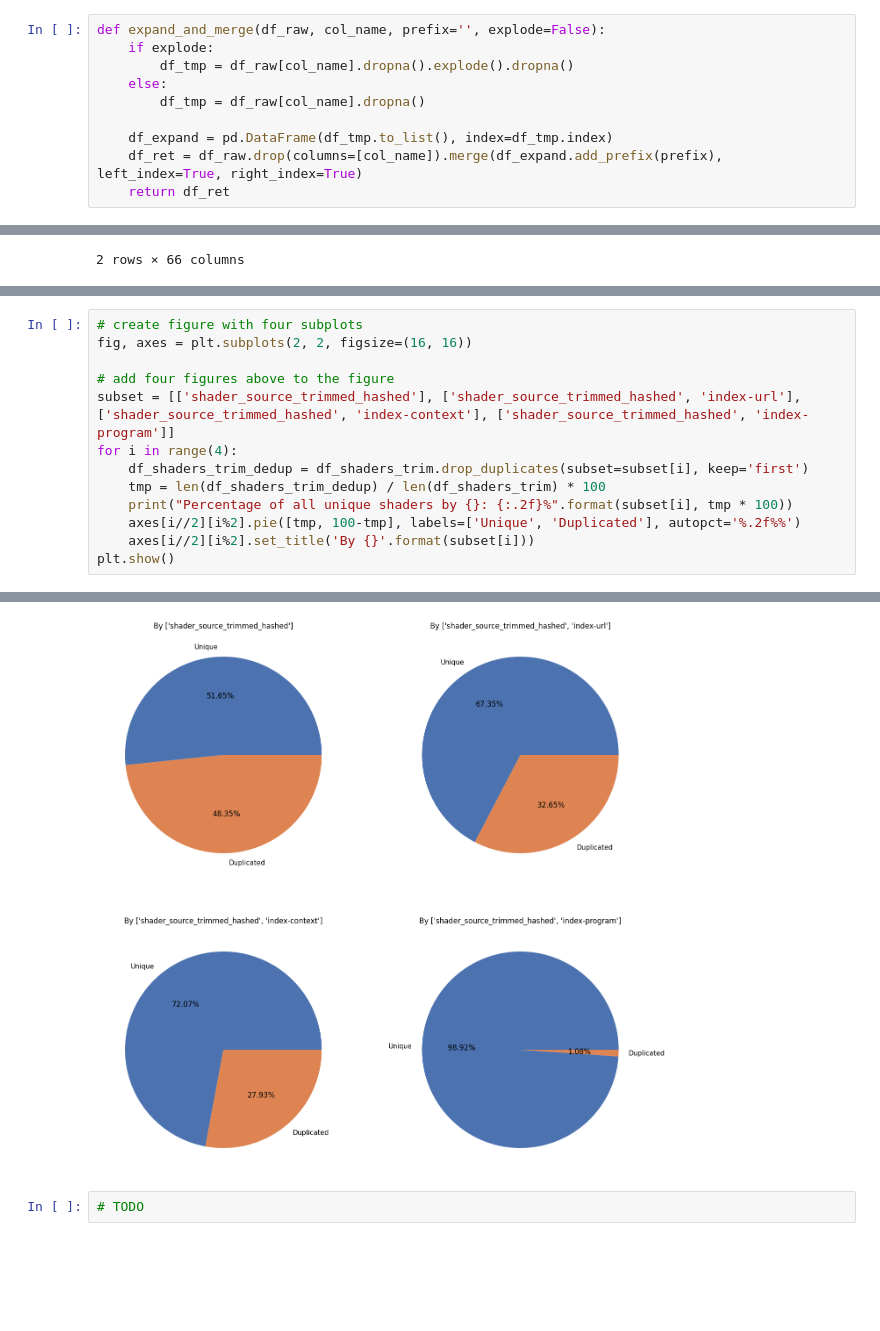
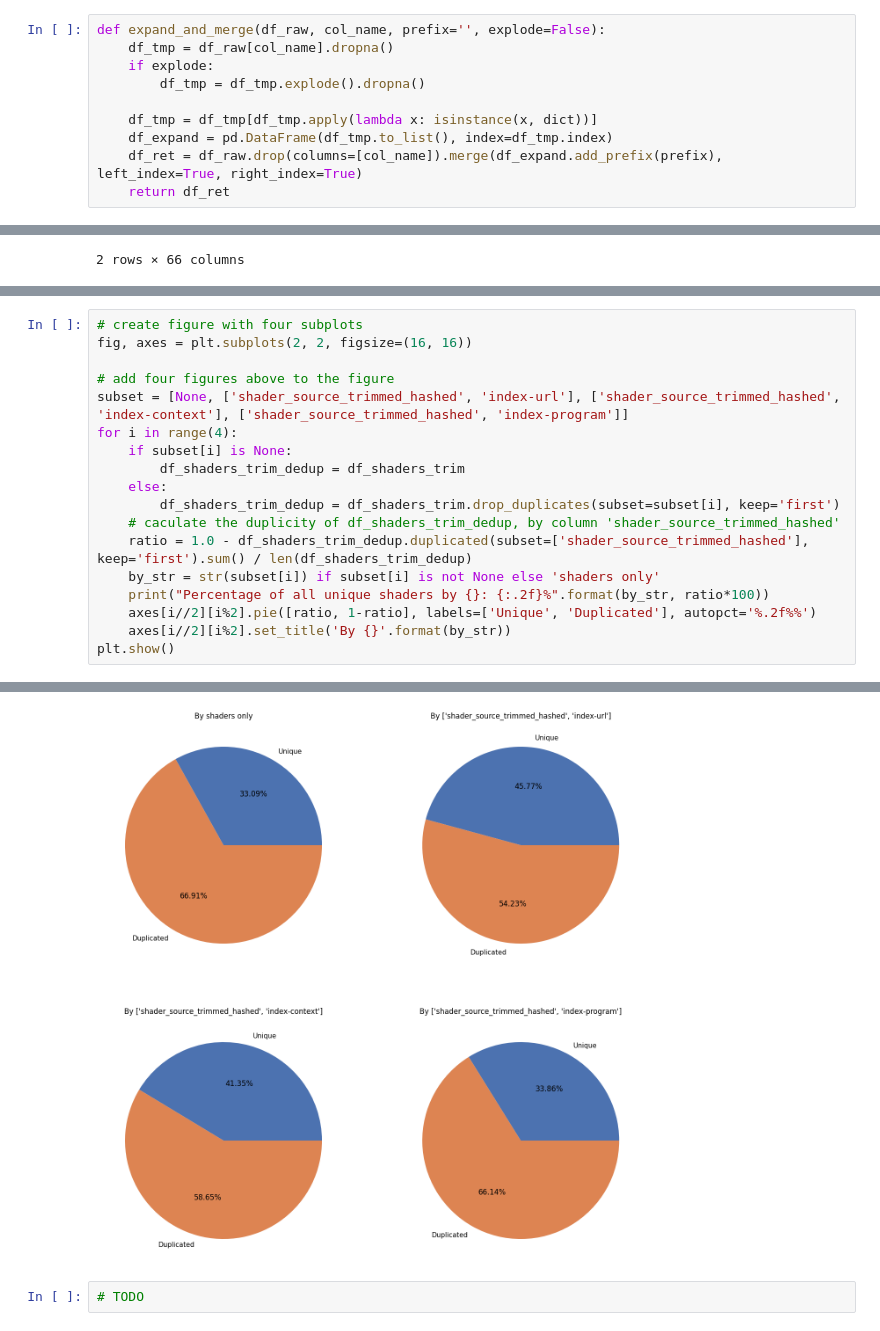
Before and after one commit to yudshj/WebGL-Empirical-Study-new, a Jupyter notebook: 3-4.AnalyzeRaf/4_analyze_huls.ipynb, the cells around one changed output, grey strips where cells are left out. Saved outputs shown, nothing was run; the diff lists cells and outputs as text; blank space fills up the shorter version.

```diff
--- a/3-4.AnalyzeRaf/4_analyze_huls.ipynb
+++ b/3-4.AnalyzeRaf/4_analyze_huls.ipynb
@@ -50,10 +40,10 @@ df_raw[idx]
 # %%
 def expand_and_merge(df_raw, col_name, prefix='', explode=False):
+    df_tmp = df_raw[col_name].dropna()
     if explode:
-        df_tmp = df_raw[col_name].dropna().explode().dropna()
-    else:
-        df_tmp = df_raw[col_name].dropna()
+        df_tmp = df_tmp.explode().dropna()
 
+    df_tmp = df_tmp[df_tmp.apply(lambda x: isinstance(x, dict))]
     df_expand = pd.DataFrame(df_tmp.to_list(), index=df_tmp.index)
     df_ret = df_raw.drop(columns=[col_name]).merge(df_expand.add_prefix(prefix), left_index=True, right_index=True)
     return df_ret
@@ -666,12 +660,17 @@ df_shaders_trim.head(2)
 fig, axes = plt.subplots(2, 2, figsize=(16, 16))
 
 # add four figures above to the figure
-subset = [['shader_source_trimmed_hashed'], ['shader_source_trimmed_hashed', 'index-url'], ['shader_source_trimmed_hashed', 'index-context'], ['shader_source_trimmed_hashed', 'index-program']]
+subset = [None, ['shader_source_trimmed_hashed', 'index-url'], ['shader_source_trimmed_hashed', 'index-context'], ['shader_source_trimmed_hashed', 'index-program']]
 for i in range(4):
-    df_shaders_trim_dedup = df_shaders_trim.drop_duplicates(subset=subset[i], keep='first')
-    tmp = len(df_shaders_trim_dedup) / len(df_shaders_trim) * 100
-    print("Percentage of all unique shaders by {}: {:.2f}%".format(subset[i], tmp * 100))
-    axes[i//2][i%2].pie([tmp, 100-tmp], labels=['Unique', 'Duplicated'], autopct='%.2f%%')
-    axes[i//2][i%2].set_title('By {}'.format(subset[i]))
+    if subset[i] is None:
+        df_shaders_trim_dedup = df_shaders_trim
+    else:
+        df_shaders_trim_dedup = df_shaders_trim.drop_duplicates(subset=subset[i], keep='first')
+    # caculate the duplicity of df_shaders_trim_dedup, by column 'shader_source_trimmed_hashed'
+    ratio = 1.0 - df_shaders_trim_dedup.duplicated(subset=['shader_source_trimmed_hashed'], keep='first').sum() / len(df_shaders_trim_dedup)
+    by_str = str(subset[i]) if subset[i] is not None else 'shaders only'
+    print("Percentage of all unique shaders by {}: {:.2f}%".format(by_str, ratio*100))
+    axes[i//2][i%2].pie([ratio, 1-ratio], labels=['Unique', 'Duplicated'], autopct='%.2f%%')
+    axes[i//2][i%2].set_title('By {}'.format(by_str))
 plt.show()
 # %% [output]
@@ -682,4 +681,4 @@ Percentage of all unique shaders by ['shader_source_trimmed_hashed', 'index-prog
-[figure, old version]
+[figure, new version]
 # %%
 # TODO
 # %% [markdown]
```
Also changed, not shown: parts of 37 cells of this notebook, 4 other files.
